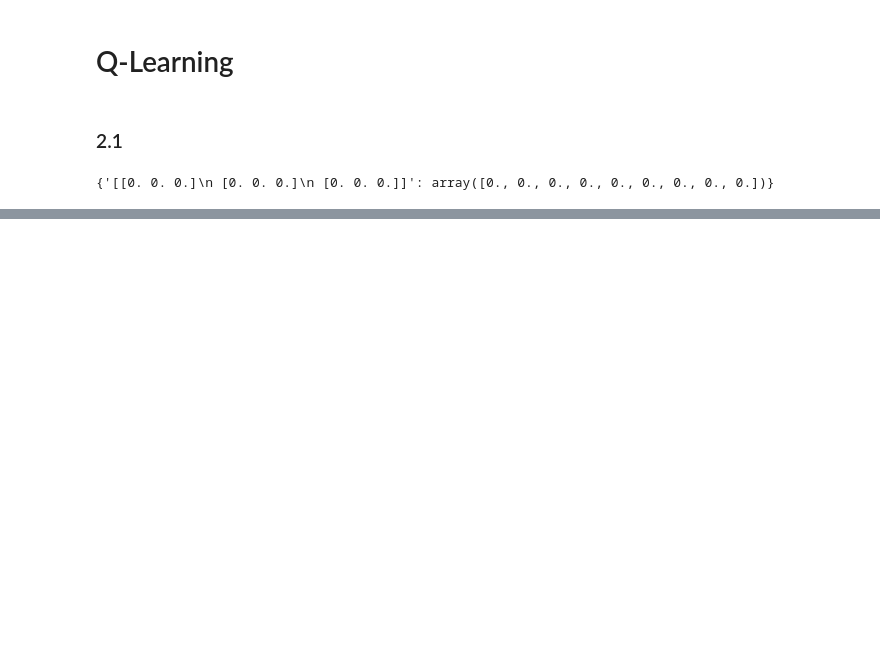
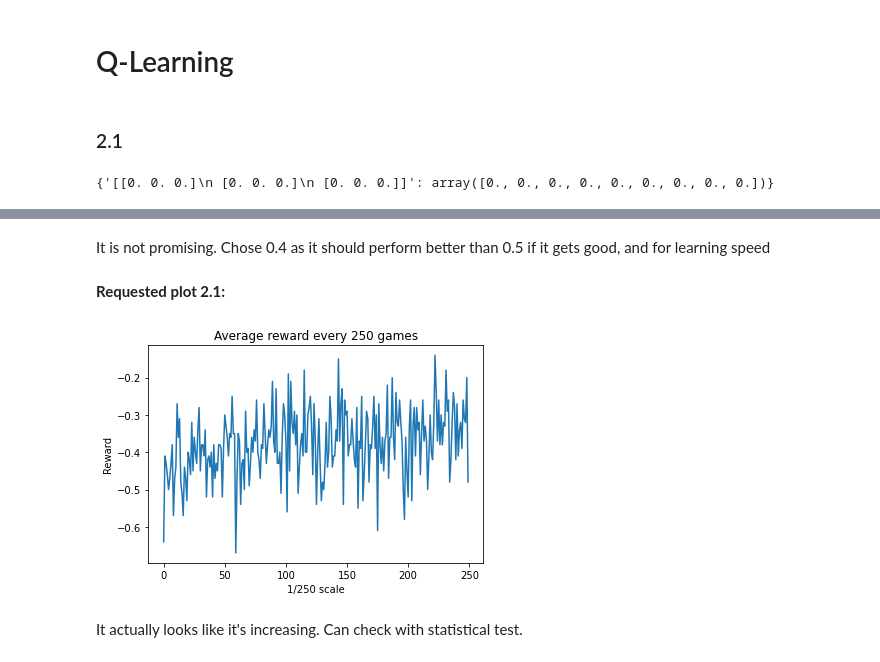
Before and after one commit to LobsterChampagne/ANN-tictactoe, a Jupyter notebook: tic_tac_toe.ipynb, the cells around one changed output, grey strips where cells are left out. Cells and saved outputs as stored; diff of their text form; code cells hidden in the pictures; blank space fills up the shorter version.

```diff
--- a/tic_tac_toe.ipynb
+++ b/tic_tac_toe.ipynb
@@ -441,0 +392,17 @@ plt.show()
+# %% [markdown]
+It is not promising. Chose 0.4 as it should perform better than 0.5 if it gets good, and for learning speed
+# %% [markdown]
+**Requested plot 2.1:**
+# %%
+learn250 = np.split(np.asarray(learn_reward),250)
+averages = np.mean(learn250, axis=1)
+
+plt.plot(averages)
+plt.title('Average reward every 250 games')
+plt.ylabel('Reward')
+plt.xlabel('1/250 scale')
+plt.show()
+# %% [output]
+[figure, added]
+# %% [markdown]
+It actually looks like it's increasing. Can check with statistical test.
```
Also changed, not shown: parts of 17 cells of this notebook.
